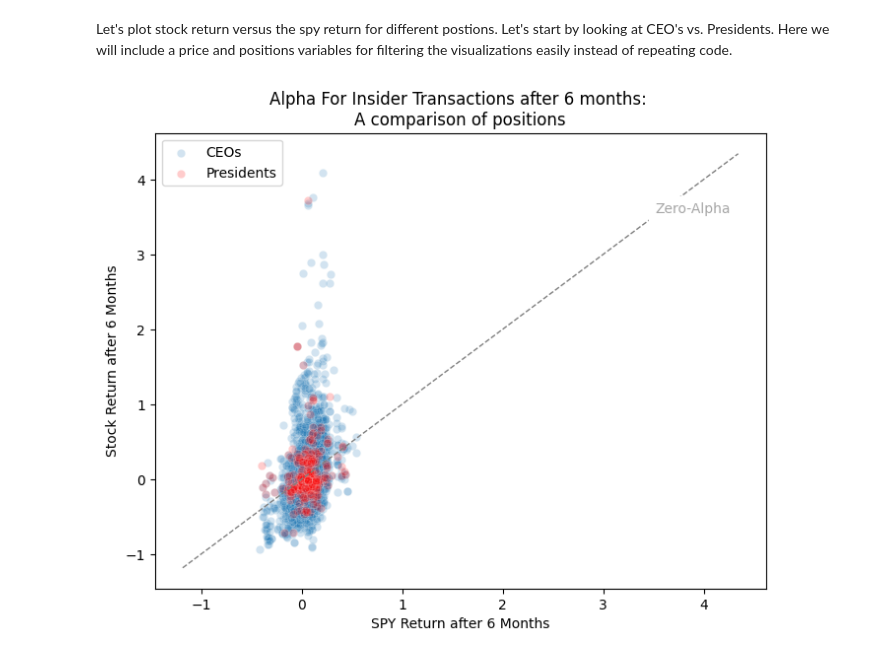
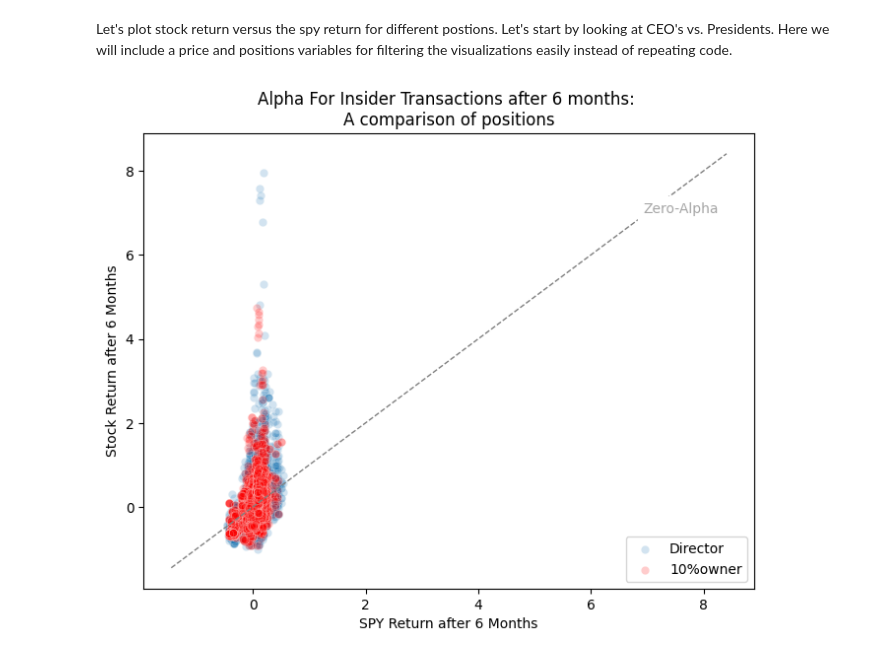
Before and after one commit to tmacpherson6/Do-Insiders-Know-Something-We-Dont, a Jupyter notebook: Thomas_EDA.ipynb, the cells around one changed output. Cells and saved outputs as stored; diff of their text form; code cells hidden in the pictures.

Commit message:
We have updated some of the statistical analysis and visualizations comparing distributions and alpha between insider positions.

```diff
--- a/Thomas_EDA.ipynb
+++ b/Thomas_EDA.ipynb
@@ -1977,8 +2052,8 @@ Let's plot stock return versus the spy return for different postions. Let's star
 #Price we want to zoom in on
 price = 10000
 #Position we Want
-position1 = 'CEO'
-position2 ='S'
+position1 = 'Director'
+position2 = '10%owner'
 
 
 position1_df = complete_df[(complete_df[position1] == 1) &
@@ -1986,34 +2061,34 @@ position1_df = complete_df[(complete_df[position1] == 1) &
 position2_df = complete_df[(complete_df[position2]==1) &
                             (complete_df['average_price_per_share']<price)]
 #Let's Look at CEO's vs CFO's
 plt.figure(figsize=(8,6))
-sns.scatterplot(data=position1_df, x = 'spy_return_6mos', y = 'stock_return_6mos', alpha =0.2,label='CEOs')
-sns.scatterplot(data=position2_df, x = 'spy_return_6mos',y='stock_return_6mos',alpha=0.2,color='red',label='Presidents')
+sns.scatterplot(data=position1_df, x = 'spy_return_6mos', y = 'stock_return_6mos', alpha =0.2,label=position1)
+sns.scatterplot(data=position2_df, x = 'spy_return_6mos',y='stock_return_6mos',alpha=0.2,color='red',label=position2)
 
 #Let's put in a 45degree line to show break even
 ax = plt.gca()
 lims = [
     min(ax.get_xlim()[0], ax.get_ylim()[0]),
     max(ax.get_xlim()[1], ax.get_ylim()[1])
 ]
 plt.plot(lims, lims, linestyle='--', color='gray', linewidth=1)
 
 #Lets give it an annotation
 x_text = lims[0] + 0.85 * (lims[1] - lims[0])
 y_text = x_text
 plt.text(
     x_text, y_text,
     'Zero-Alpha',
     ha='left', va='bottom',
     fontsize=10,
     color='gray',
     backgroundcolor='white',
     alpha=0.7
 )
-
+plt.legend(loc='lower right')
 plt.xlabel('SPY Return after 6 Months')
 plt.ylabel('Stock Return after 6 Months')
 plt.title('Alpha For Insider Transactions after 6 months: \nA comparison of positions')
 plt.show()
 # %% [output]
-[figure, old version]
+[figure, new version]
```
Also changed, not shown: parts of 20 cells of this notebook.
